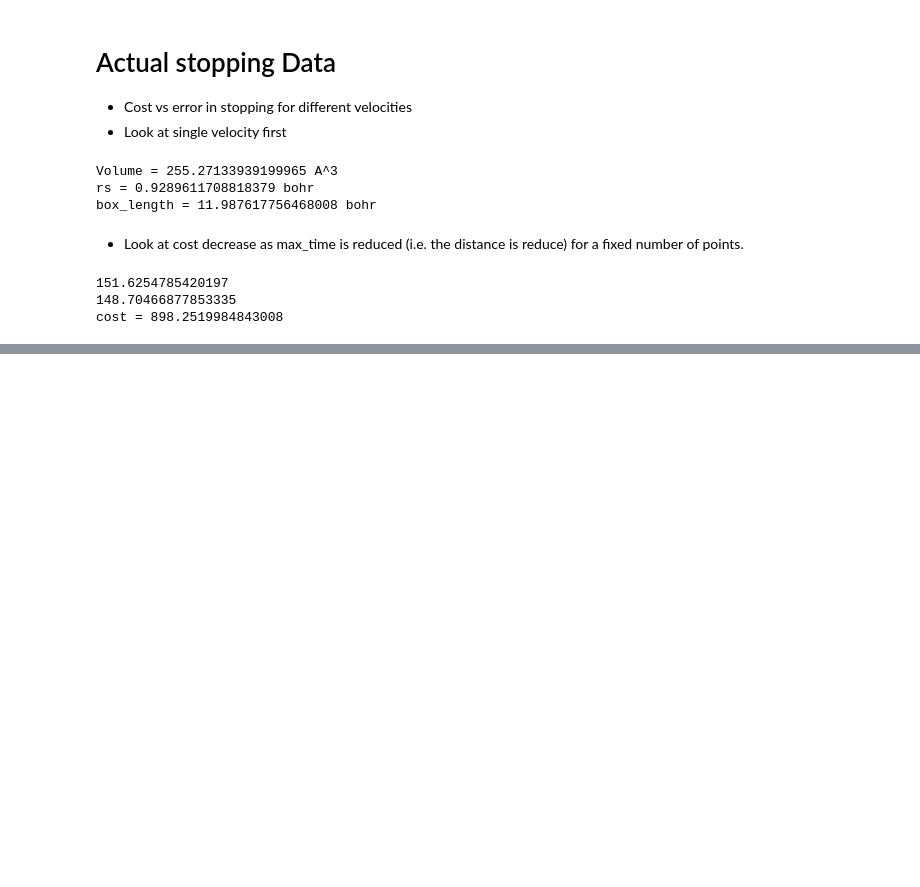
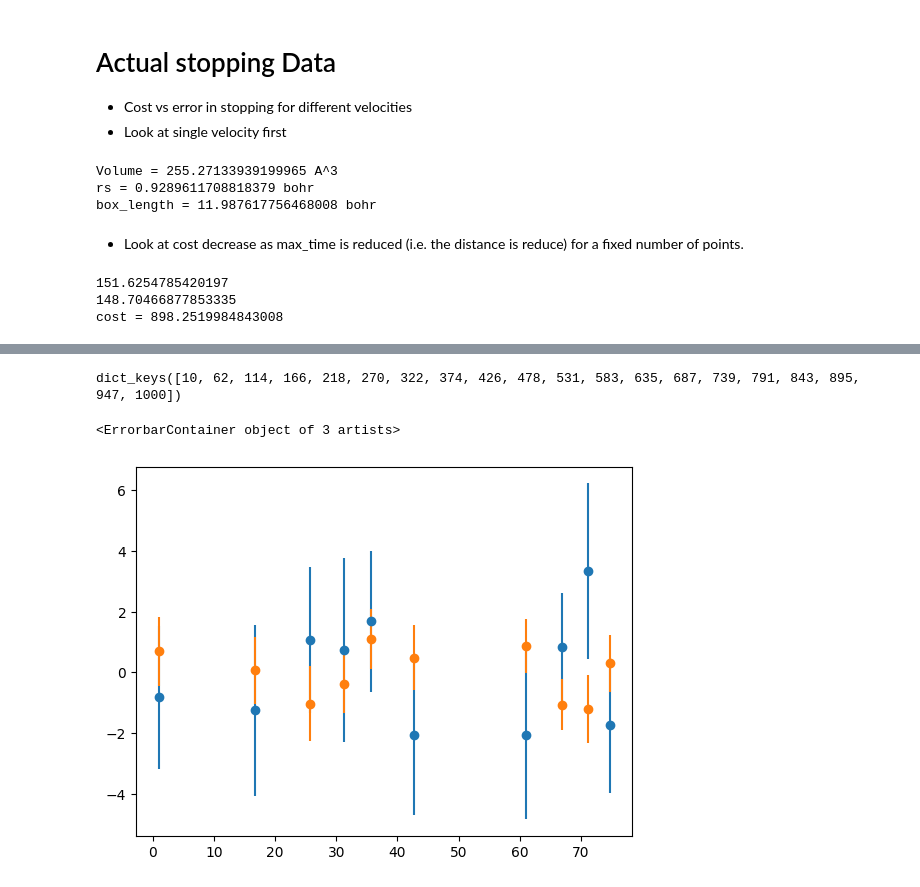
Before and after one commit to ncrubin/mec-sandia, a Jupyter notebook: notebooks/sampling_tradeoff.ipynb, the cells around one changed output, grey strips where cells are left out. Cells and saved outputs as stored; diff of their text form; code cells hidden in the pictures; blank space fills up the shorter version.

```diff
--- a/notebooks/sampling_tradeoff.ipynb
+++ b/notebooks/sampling_tradeoff.ipynb
@@ -372,0 +461,10 @@ plt.xscale("log")
+# %%
+print(data.keys())
+ns_10 = data[10]
+ns_100 = data[62]
+plt.errorbar(ns_10.time_vals, ns_10.kinetic-dft_data.kproj_sub_sample**2.0/(2*mass_proj), yerr=ns_10.kinetic_err, fmt='o', label="ns=10")
+plt.errorbar(ns_100.time_vals, ns_100.kinetic-dft_data.kproj_sub_sample**2.0/(2*mass_proj), yerr=ns_100.kinetic_err, fmt='o', label="ns=100")
+# %% [output]
+dict_keys([10, 62, 114, 166, 218, 270, 322, 374, 426, 478, 531, 583, 635, 687, 739, 791, 843, 895, 947, 1000])
+<ErrorbarContainer object of 3 artists>
+[figure, added]
```
Also changed, not shown: parts of 22 cells of this notebook, 4 other files.
